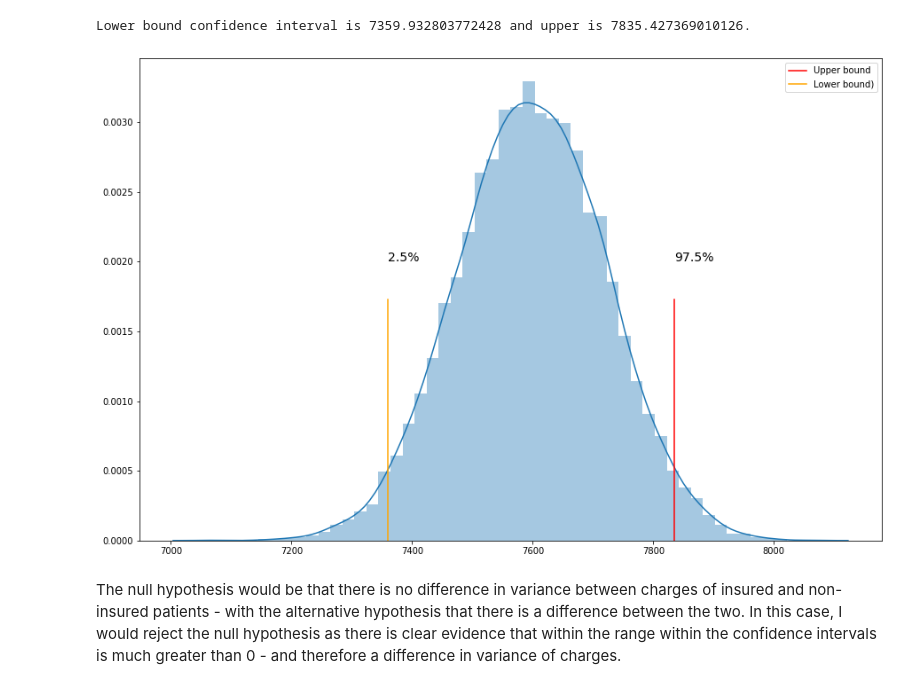
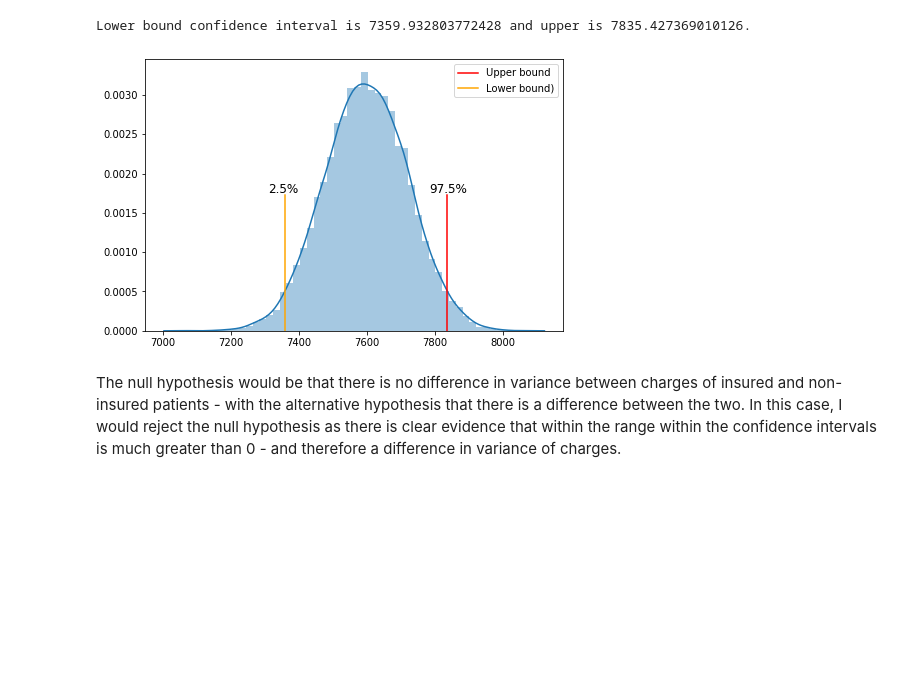
Before and after one commit to dudikbender/springboard, a Jupyter notebook: Bootstrap_Inference_Mini-Project8.19/inferential_statistics_2-Q.ipynb, the cells around one changed output. Cells and saved outputs as stored; diff of their text form; code cells hidden in the pictures; blank space fills up the shorter version.

```diff
--- a/Bootstrap_Inference_Mini-Project8.19/inferential_statistics_2-Q.ipynb
+++ b/Bootstrap_Inference_Mini-Project8.19/inferential_statistics_2-Q.ipynb
@@ -93,16 +93,16 @@ print('Lower bound confidence interval is {} and upper is {}.'.format(lower_boun
 Lower bound confidence interval is 7359.932803772428 and upper is 7835.427369010126.
 # %%
 ## Drawing a distribution plot from the results above, adding the lines to indicate upper and lower bounds of 95% confidence
-plt.figure(figsize=(15,10))
+plt.figure(figsize=(7.5,5))
 sns.distplot(difference_list)
 plt.axvline(upper_bound, ymax=0.5, color='red', linestyle = '-', label='Upper bound')
 plt.axvline(lower_bound, ymax=0.5, color='orange', linestyle = '-', label='Lower bound)')
-plt.text(x=upper_bound, y=0.002, s='97.5%', fontsize=14)
-plt.text(x=lower_bound, y=0.002, s='2.5%', fontsize=14)
+plt.text(x=upper_bound-50, y=0.00175, s='97.5%', fontsize=12)
+plt.text(x=lower_bound-50, y=0.00175, s='2.5%', fontsize=12)
 plt.legend()
 plt.show()
 # %% [output]
-[figure, old version]
+[figure, new version]
 # %% [markdown]
 The null hypothesis would be that there is no difference in variance between charges of insured and non-insured patients - with the alternative hypothesis that there is a difference between the two. In this case, I would reject the null hypothesis as there is clear evidence that within the range within the confidence intervals is much greater than 0 - and therefore a difference in variance of charges.
 # %% [markdown]
```
Also changed, not shown: parts of 15 cells of this notebook.
